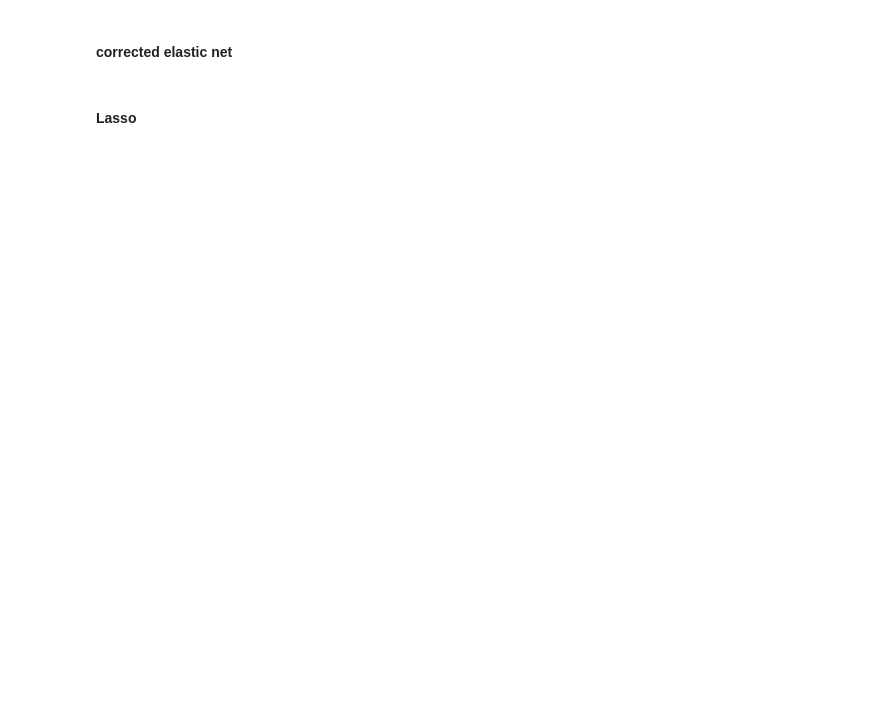
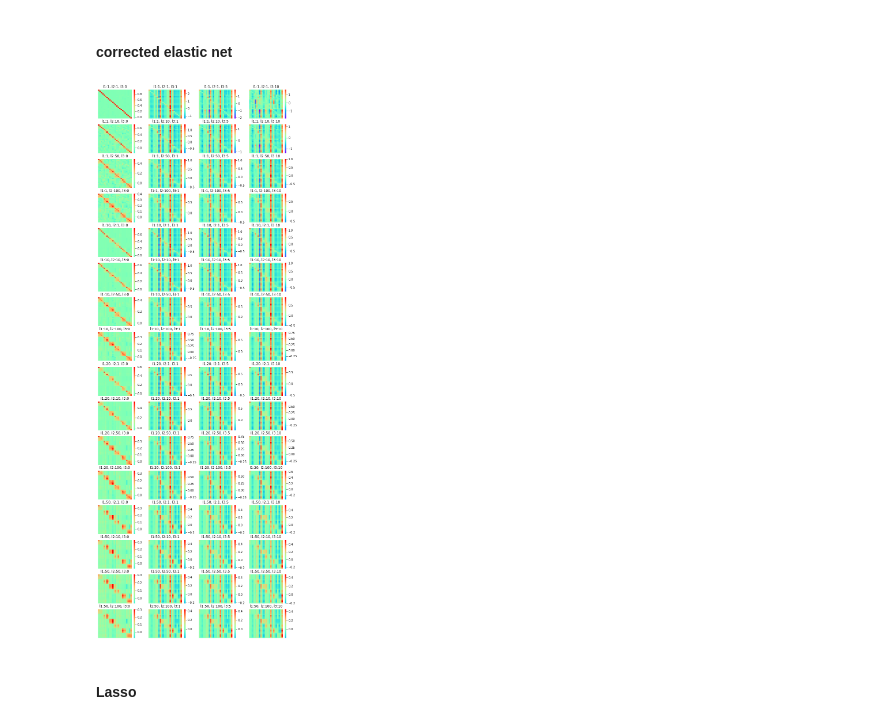
Before and after one commit to ShannaLiu/RSP, a Jupyter notebook: Select_cluster/Experiments/diamond.ipynb, the cells around one changed output. Cells and saved outputs as stored; diff of their text form; code cells hidden in the pictures; blank space fills up the shorter version.

```diff
--- a/Select_cluster/Experiments/diamond.ipynb
+++ b/Select_cluster/Experiments/diamond.ipynb
@@ -48,49 +50,29 @@ del l3s
-# %%
-l1s = np.float32([1, 10, 20, 50])
-l2s = np.float32([1, 10, 50, 100])
-l3s = np.float32([1, 5, 10, 20])
-num1 = len(l1s)
-num2 = len(l2s)
-num3 = len(l3s)
-num = num1 * num2 * num3
-flag = 1
-f = plt.figure(figsize=(12,35))
-for i in range(num1):
-    for j in range(num2):
-        for k in range(num3):
-            ax0 = f.add_subplot(np.int0(np.ceil(num/4)), 4, flag)
-            ele = ElastEstimator(l1=l1s[i], l2=l2s[j], l3=l3s[k], Gamma=Gamma, D=D, method='cp', solver='SCS', diag_pen=True)
-            ele.fit(node_features, maxiter=1000)
-            ele.heatplot(xticklabels=False, yticklabels=False, cbar=True)
-            ax0.set_title('l1:'+str(int(l1s[i]))+', '+'l2:'+str(int(l2s[j]))+', '+'l3:'+str(int(np.round(l3s[k]))))
-            flag = flag+1
-del l1s
-del l2s
-del l3s
 # %% [markdown]
 #### corrected elastic net
 # %%
 l1s = np.float32([1, 10, 20, 50])
 l2s = np.float32([1, 10, 50, 100])
-l3s = np.float32([1, 5, 10, 20])
+l3s = np.float32([0, 1, 5, 10])
 num1 = len(l1s)
 num2 = len(l2s)
 num3 = len(l3s)
 num = num1 * num2 * num3
 flag = 1
 f = plt.figure(figsize=(12,35))
 for i in range(num1):
     for j in range(num2):
         for k in range(num3):
             ax0 = f.add_subplot(np.int0(np.ceil(num/4)), 4, flag)
             ele = correctedElastEstimator(l1=l1s[i], l2=l2s[j], l3=l3s[k], Gamma=Gamma, D=D, method='cp', solver='SCS', diag_pen=True)
             ele.fit(node_features, maxiter=1000)
             ele.heatplot(xticklabels=False, yticklabels=False, cbar=True)
             ax0.set_title('l1:'+str(int(l1s[i]))+', '+'l2:'+str(int(l2s[j]))+', '+'l3:'+str(int(np.round(l3s[k]))))
             flag = flag+1
 del l1s
 del l2s
 del l3s
+# %% [output]
+[figure, added]
 # %% [markdown]
 #### Lasso
 # %%
```
Also changed, not shown: parts of 10 cells of this notebook, 8 other files.
